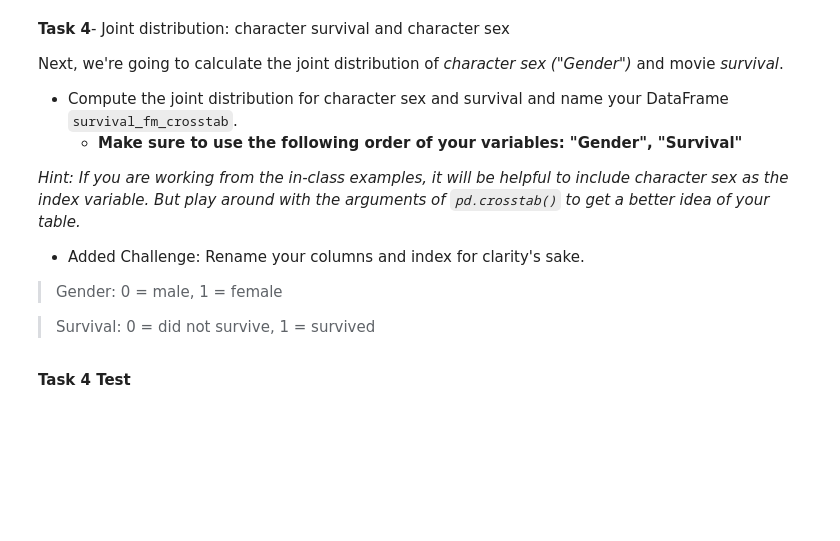
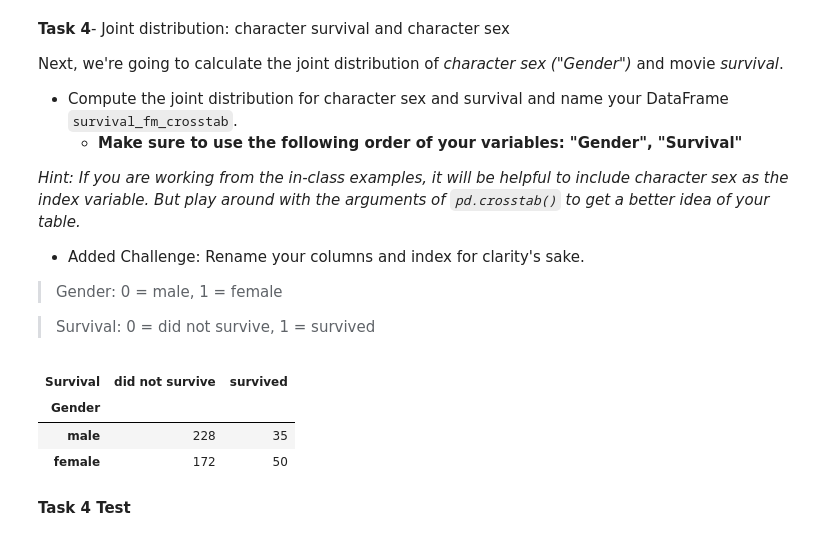
Before and after one commit to Vasanta2002/Sprint_2, a Jupyter notebook: module2-hypothesis-chi-square/DS_122_Chi-Tests_Assignment_AG.ipynb, the cells around one changed output. Drawn from its saved outputs; the diff is of its cells as text; code cells hidden in the pictures; blank space fills up the shorter version.

```diff
--- a/module2-hypothesis-chi-square/DS_122_Chi-Tests_Assignment_AG.ipynb
+++ b/module2-hypothesis-chi-square/DS_122_Chi-Tests_Assignment_AG.ipynb
@@ -119,11 +150,17 @@ Next, we're going to calculate the joint distribution of *character sex ("Gender
 # %%
 # Task 4
 
 # YOUR CODE HERE
-raise NotImplementedError()
+survival_fm_crosstab = pd.crosstab(df_slasher['Gender'], df_slasher['Survival']).rename(columns = {0:'did not survive', 1:'survived'},index = {0:'male', 1:'female'})
+
 
 # Print the table
 survival_fm_crosstab
+# %% [output]
+| Survival | did not survive | survived |
+| Gender |  |  |
+| male | 228 | 35 |
+| female | 172 | 50 |
 # %% [markdown]
 **Task 4 Test**
 # %%
```
Also changed, not shown: parts of 12 cells of this notebook.
